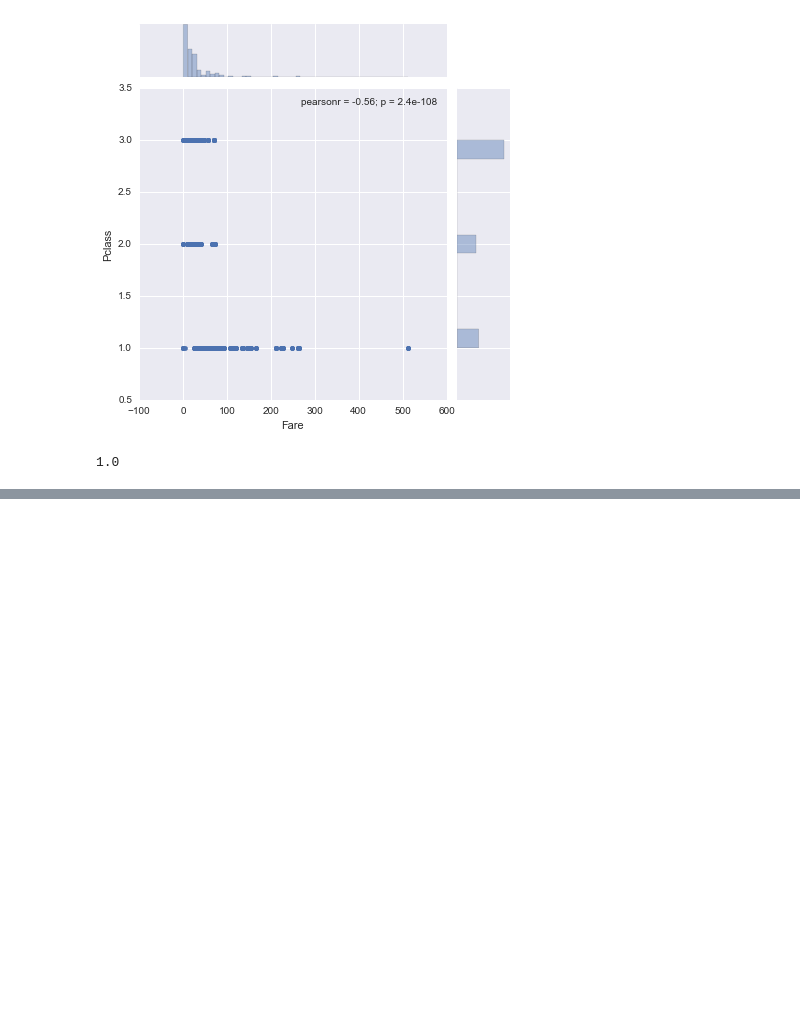
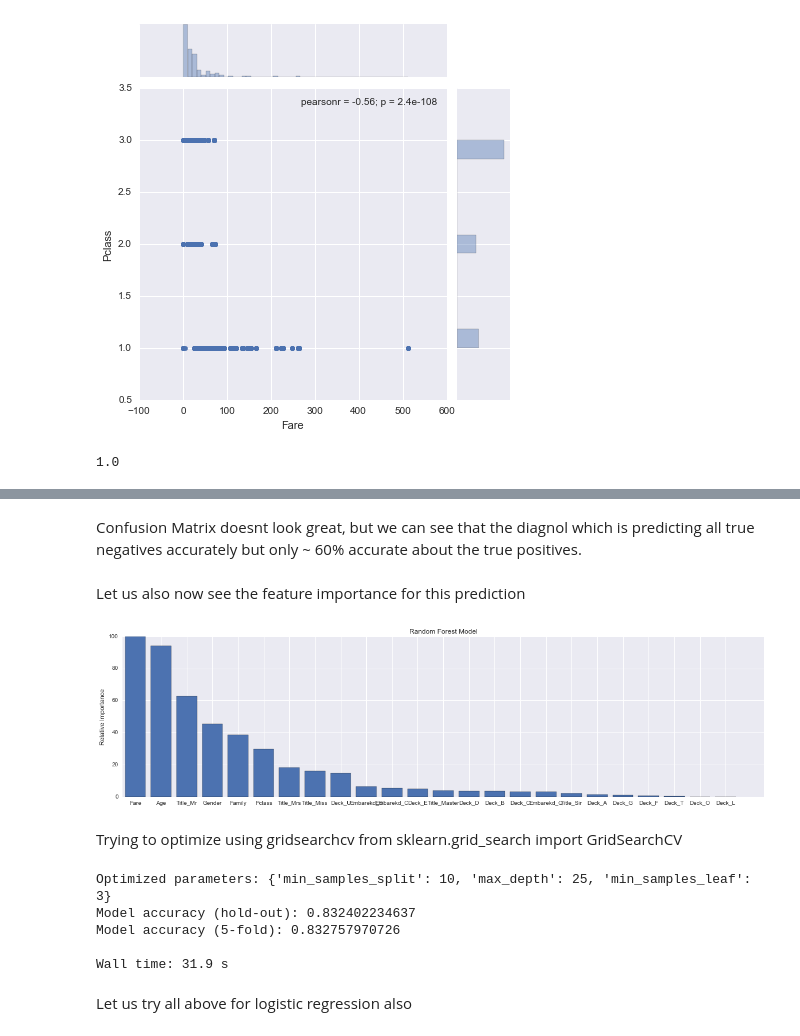
Before and after one commit to phanikiran99/kaggle, a Jupyter notebook: Titanic/Random Forests (Feature Engineering).ipynb, the cells around one changed output, grey strips where cells are left out. Saved outputs shown, nothing was run; the diff lists cells and outputs as text; code cells hidden in the pictures; blank space fills up the shorter version.

```diff
--- a/Titanic/Random Forests (Feature Engineering).ipynb
+++ b/Titanic/Random Forests (Feature Engineering).ipynb
@@ -198 +269,28 @@ rfModel.score(X_test,y_pred)
+# %% [markdown]
+Confusion Matrix doesnt look great, but we can see that the diagnol which is predicting all true negatives accurately but only ~ 60% accurate about the true positives.
+# %% [markdown]
+Let us also now see the feature importance for this prediction
+# %%
+def plot_feature_importances(feature_importances, title, feature_names):
+    # Normalize the importance values
+    feature_importances = 100.0 * (feature_importances / max(feature_importances))
+
+    # Sort the values and flip them
+    index_sorted = np.flipud(np.argsort(feature_importances))
+
+    # Arrange the X ticks
+    pos = np.arange(index_sorted.shape[0]) + 0.5
+
+    # Plot the bar graph
+
+    plt.figure(figsize=(20,5))
+    plt.bar(pos, feature_importances[index_sorted], align='center')
+    plt.xticks(pos, feature_names[index_sorted])
+    plt.ylabel('Relative Importance')
+    plt.title(title)
+    plt.show()
+
+plot_feature_importances(rfModel.feature_importances_, 'Random Forest Model', X.columns)
+# %% [output]
+[figure, added]
 # %%
@@ -202,2 +301,5 @@ submission = pd.DataFrame({
     })
 submission.to_csv('titanic_rf.csv',index=False)
+# %% [markdown]
+Trying to optimize using gridsearchcv
+from sklearn.grid_search import GridSearchCV
@@ -203,0 +326,16 @@ submission.to_csv('titanic_rf.csv',index=False)
+# %%
+%%time
+X_train, X_test_new, y_train, y_test_new = train_test_split(
+    X,y,test_size = 0.2, random_state = 50)
+rf_model = train_test_model(
+    ensemble.RandomForestClassifier(n_estimators = 90, random_state = 25, n_jobs=-1), {
+        'min_samples_split': [1, 3, 10],
+        'min_samples_leaf': [1, 3, 10],
+        'max_depth': [3, 25, None]},
+    X_train, X_test_new, y_train, y_test_new)
+# %% [output]
+Optimized parameters: {'min_samples_split': 10, 'max_depth': 25, 'min_samples_leaf': 3}
+Model accuracy (hold-out): 0.832402234637
+Model accuracy (5-fold): 0.832757970726
+
+Wall time: 31.9 s
@@ -204,3 +353,5 @@ submission.to_csv('titanic_rf.csv',index=False)
+# %% [markdown]
+Let us try all above for logistic regression also
 # %%
 # Logistic Regression
 lrModel = linear_model.LogisticRegression(random_state = 25)
```
Also changed, not shown: parts of 25 cells of this notebook, 4 other files.
